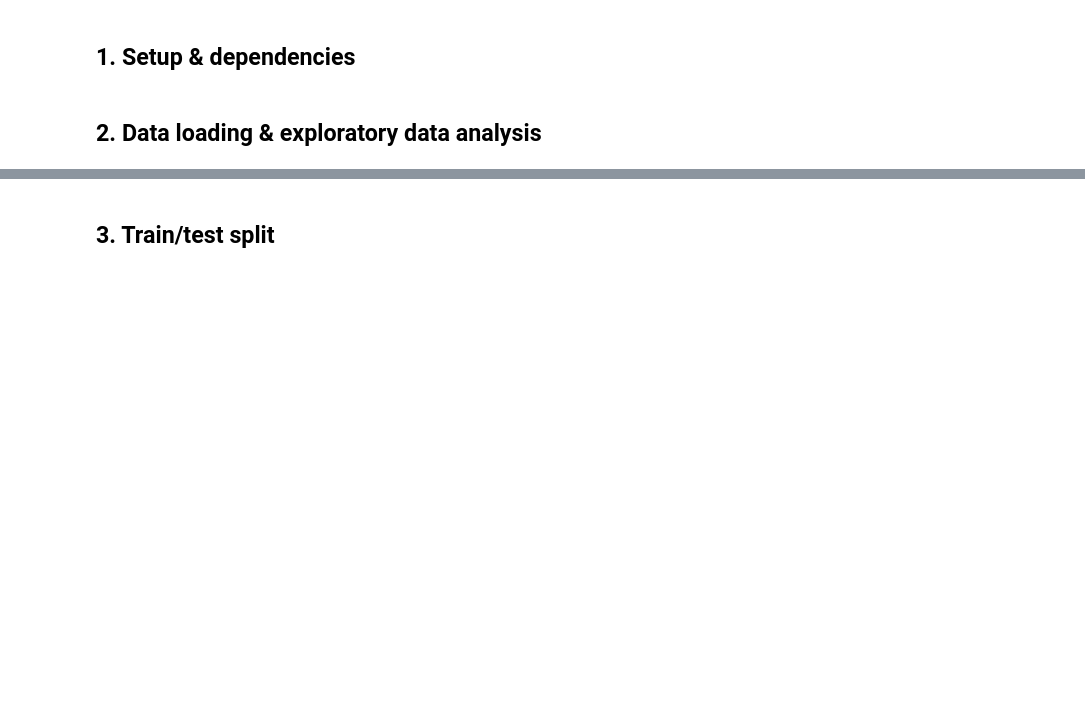
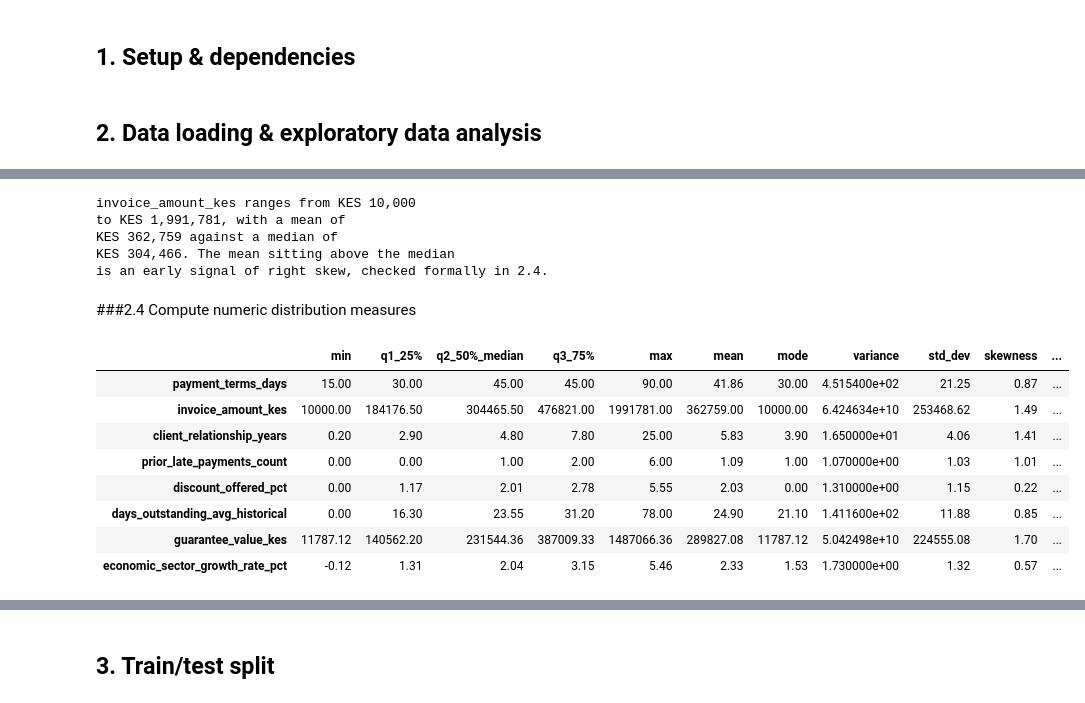
Before and after one commit to tanuiivy/bbt4106-202604-D4-classification, a Jupyter notebook: bbt4106_202604_D4_classification.ipynb, the cells around one changed output, grey strips where cells are left out. Saved outputs shown, nothing was run; the diff lists cells and outputs as text; code cells hidden in the pictures; blank space fills up the shorter version.

```diff
--- a/bbt4106_202604_D4_classification.ipynb
+++ b/bbt4106_202604_D4_classification.ipynb
@@ -8,0 +167,7 @@
+# %%
+numeric_cols = ['payment_terms_days', 'invoice_amount_kes', 'client_relationship_years',
+                 'prior_late_payments_count', 'discount_offered_pct',
+                 'days_outstanding_avg_historical', 'guarantee_value_kes',
+                 'economic_sector_growth_rate_pct']
+
+invoice_data[numeric_cols].describe()
@@ -8,0 +184,50 @@
+# %%
+print(f"""
+invoice_amount_kes ranges from KES {invoice_data['invoice_amount_kes'].min():,.0f}
+to KES {invoice_data['invoice_amount_kes'].max():,.0f}, with a mean of
+KES {invoice_data['invoice_amount_kes'].mean():,.0f} against a median of
+KES {invoice_data['invoice_amount_kes'].median():,.0f}. The mean sitting above the median
+is an early signal of right skew, checked formally in 2.4.
+""")
+# %% [output]
+invoice_amount_kes ranges from KES 10,000
+to KES 1,991,781, with a mean of
+KES 362,759 against a median of
+KES 304,466. The mean sitting above the median
+is an early signal of right skew, checked formally in 2.4.
+# %% [markdown]
+###2.4 Compute numeric distribution measures
+# %%
+q1 = invoice_data[numeric_cols].quantile(0.25)
+q2 = invoice_data[numeric_cols].quantile(0.50)
+q3 = invoice_data[numeric_cols].quantile(0.75)
+iqr = q3 - q1
+
+distribution_summary = pd.DataFrame({
+    'min': invoice_data[numeric_cols].min(),
+    'q1_25%': q1,
+    'q2_50%_median': q2,
+    'q3_75%': q3,
+    'max': invoice_data[numeric_cols].max(),
+    'mean': invoice_data[numeric_cols].mean(),
+    'mode': invoice_data[numeric_cols].mode().iloc[0],
+    'variance': invoice_data[numeric_cols].var(),
+    'std_dev': invoice_data[numeric_cols].std(),
+    'skewness': invoice_data[numeric_cols].skew(),
+    'kurtosis': invoice_data[numeric_cols].kurtosis(),
+    'IQR': iqr,
+    'lower_fence': q1 - 1.5 * iqr,
+    'upper_fence': q3 + 1.5 * iqr,
+})
+
+distribution_summary.round(2)
+# %% [output]
+|  | min | q1_25% | q2_50%_median | q3_75% | max | mean | mode | variance | std_dev | skewness | ... |
+| payment_terms_days | 15.00 | 30.00 | 45.00 | 45.00 | 90.00 | 41.86 | 30.00 | 4.515400e+02 | 21.25 | 0.87 | ... |
+| invoice_amount_kes | 10000.00 | 184176.50 | 304465.50 | 476821.00 | 1991781.00 | 362759.00 | 10000.00 | 6.424634e+10 | 253468.62 | 1.49 | ... |
+| client_relationship_years | 0.20 | 2.90 | 4.80 | 7.80 | 25.00 | 5.83 | 3.90 | 1.650000e+01 | 4.06 | 1.41 | ... |
+| prior_late_payments_count | 0.00 | 0.00 | 1.00 | 2.00 | 6.00 | 1.09 | 1.00 | 1.070000e+00 | 1.03 | 1.01 | ... |
+| discount_offered_pct | 0.00 | 1.17 | 2.01 | 2.78 | 5.55 | 2.03 | 0.00 | 1.310000e+00 | 1.15 | 0.22 | ... |
+| days_outstanding_avg_historical | 0.00 | 16.30 | 23.55 | 31.20 | 78.00 | 24.90 | 21.10 | 1.411600e+02 | 11.88 | 0.85 | ... |
+| guarantee_value_kes | 11787.12 | 140562.20 | 231544.36 | 387009.33 | 1487066.36 | 289827.08 | 11787.12 | 5.042498e+10 | 224555.08 | 1.70 | ... |
+| economic_sector_growth_rate_pct | -0.12 | 1.31 | 2.04 | 3.15 | 5.46 | 2.33 | 1.53 | 1.730000e+00 | 1.32 | 0.57 | ... |
```
Also changed, not shown: parts of 29 cells of this notebook.
